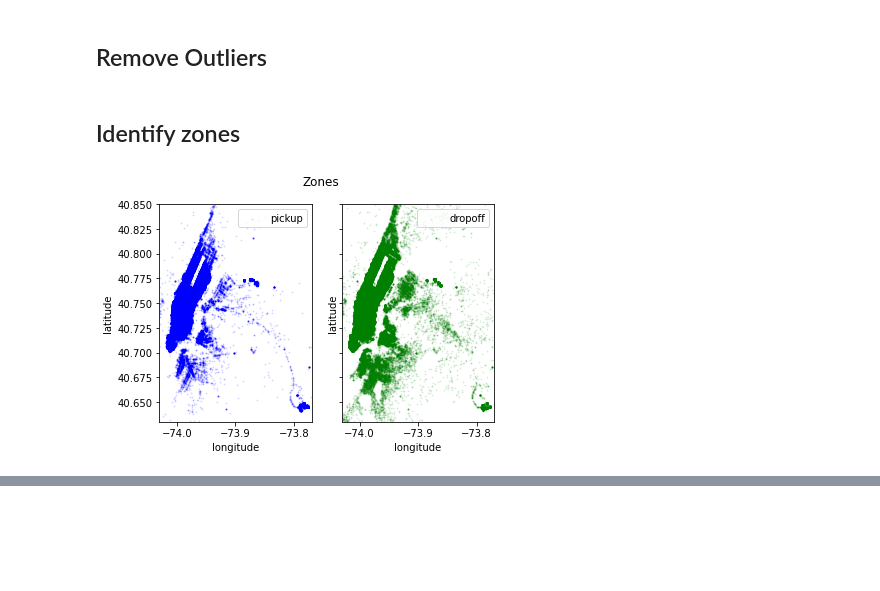
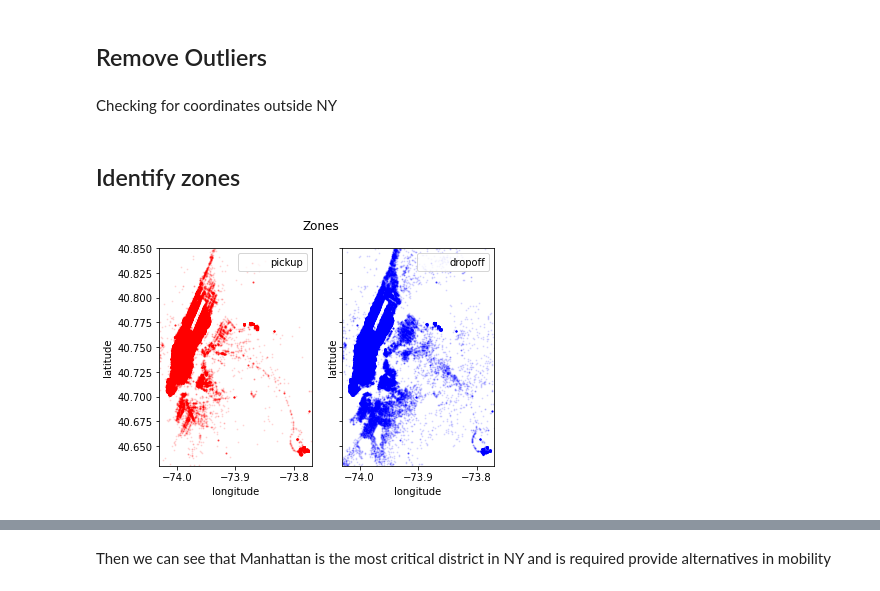
Before and after one commit to mateopineda/DataEngineerBCOL, a Jupyter notebook: TaxiTrip.ipynb, the cells around one changed output, grey strips where cells are left out. Drawn from its saved outputs; the diff is of its cells as text; code cells hidden in the pictures; blank space fills up the shorter version.

```diff
--- a/TaxiTrip.ipynb
+++ b/TaxiTrip.ipynb
@@ -8,7 +8,7 @@ Data type: csv
 The Pandas Library is a useful tool that enables us to read various datasets into a data frame; Jupyter notebook platforms have a built-in Pandas Library.
 # %%
 %run ./CaptureLogs.ipynb
-logging = foo()
+logging = log()
 # %%
 # import pandas library
 import pandas as pd
@@ -116,5 +236,7 @@ Y      38381
 Name: store_and_fwd_flag, dtype: int64
 # %% [markdown]
 <h2>Remove Outliers</h2>
+# %% [markdown]
+Checking for coordinates outside NY
 # %%
 # city border
@@ -128,22 +251,25 @@ df = df[(df.dropoff_latitude> city_lat_border[0]) & (df.dropoff_latitude < city_
 # %% [markdown]
 <h2>Identify zones</h2>
 # %%
+logging.info('Analysing data and getting most common zones of taxi trips!')
 fig, ax = plt.subplots(ncols=2, sharex=True, sharey=True)
 ax[0].scatter(df['pickup_longitude'].values[:200000], df['pickup_latitude'].values[:200000],
-              color='blue', s=1, label='pickup', alpha=0.1)
+              color='red', s=1, label='pickup', alpha=0.1)
 ax[1].scatter(df['dropoff_longitude'].values[:200000], df['dropoff_latitude'].values[:200000],
-              color='green', s=1, label='dropoff', alpha=0.1)
+              color='blue', s=1, label='dropoff', alpha=0.1)
 fig.suptitle('Zones')
 ax[0].legend(loc=0)
 ax[0].set_ylabel('latitude')
 ax[0].set_xlabel('longitude')
 ax[1].set_ylabel('latitude')
 ax[1].set_xlabel('longitude')
 ax[1].legend(loc=0)
 plt.ylim(city_lat_border)
 plt.xlim(city_long_border)
 plt.show()
 # %% [output]
-[figure, old version]
+[figure, new version]
 # %% [markdown]
 <img src="../Data/NYmap.jpg" alt="NY map">
+# %% [markdown]
+Then we can see that Manhattan is the most critical district in NY and is required provide alternatives in mobility
```
Also changed, not shown: parts of 13 cells of this notebook.
